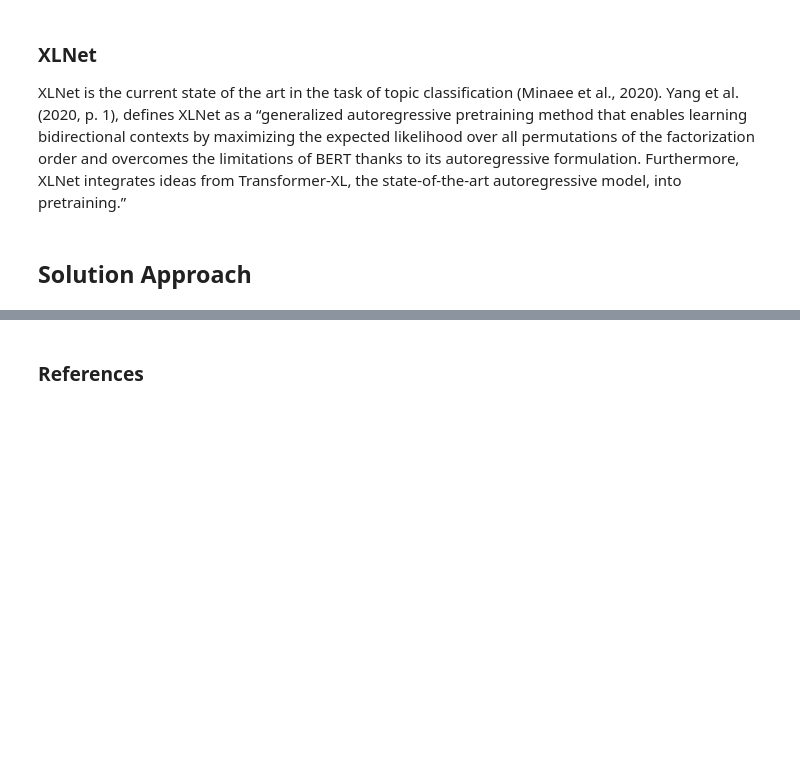
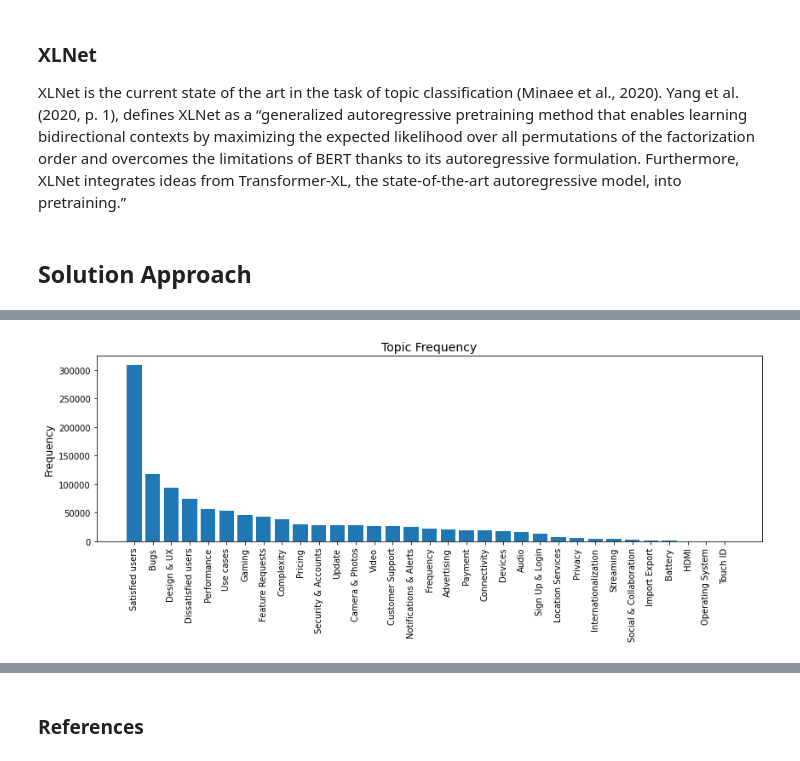
Before and after one commit to prestrepoh/NLP-techniques-for-topic-extraction, a Jupyter notebook: notebooks/complete-thesis.ipynb, the cells around one changed output, grey strips where cells are left out. Drawn from its saved outputs; the diff is of its cells as text; code cells hidden in the pictures; blank space fills up the shorter version.

```diff
--- a/notebooks/complete-thesis.ipynb
+++ b/notebooks/complete-thesis.ipynb
@@ -166,0 +209,17 @@ Understanding the data being used is an important step on any data science proje
+# %%
+#Method to convert a list to a pandas series, to help with the analysis
+def list_to_series(series):
+ return pd.Series([x for _list in series for x in _list])
+
+#Method to generate a boolean mask based on a list
+def boolean_df(item_lists, unique_items):# Create empty dict
+    bool_dict = {}
+
+    # Loop through all the tags
+    for i, item in enumerate(unique_items):
+
+        # Apply boolean mask
+        bool_dict[item] = item_lists.apply(lambda x: item in x)
+
+    # Return the results as a dataframe
+    return pd.DataFrame(bool_dict)
@@ -166,0 +287,10 @@ Understanding the data being used is an important step on any data science proje
+# %%
+fig, ax = plt.subplots(figsize = (14,4))
+ax.bar(list_to_series(data_df["Topic"]).value_counts().index,
+        list_to_series(data_df["Topic"]).value_counts().values)
+ax.set_ylabel("Frequency", size = 12)
+ax.set_title("Topic Frequency", size = 14)
+for tick in ax.get_xticklabels():
+    tick.set_rotation(90)
+# %% [output]
+[figure, added]
```
Also changed, not shown: parts of 118 cells of this notebook.
